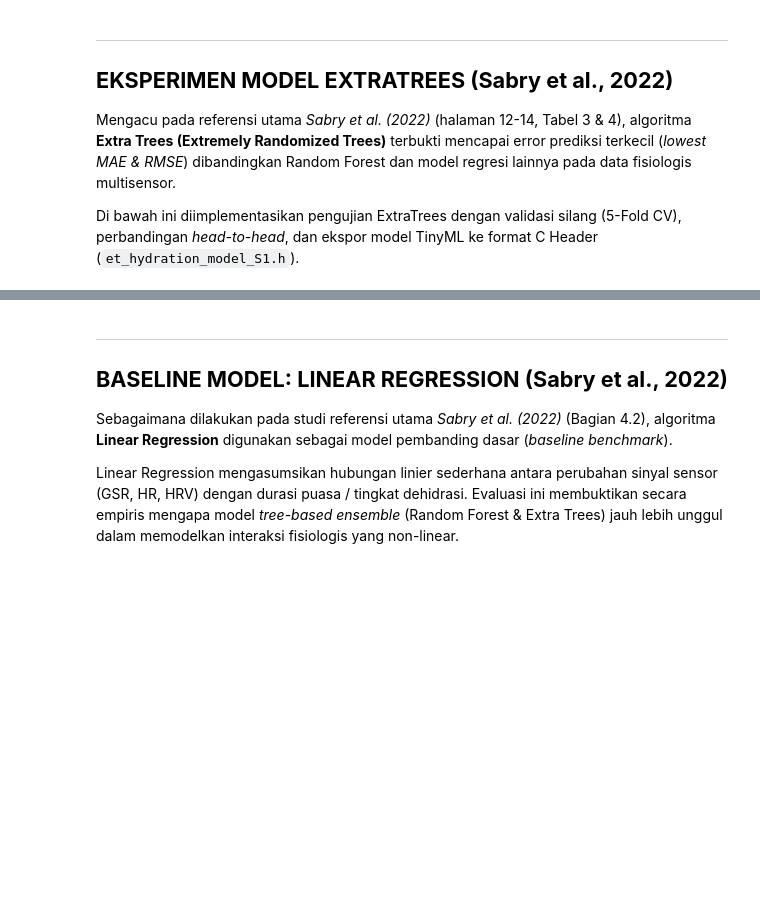
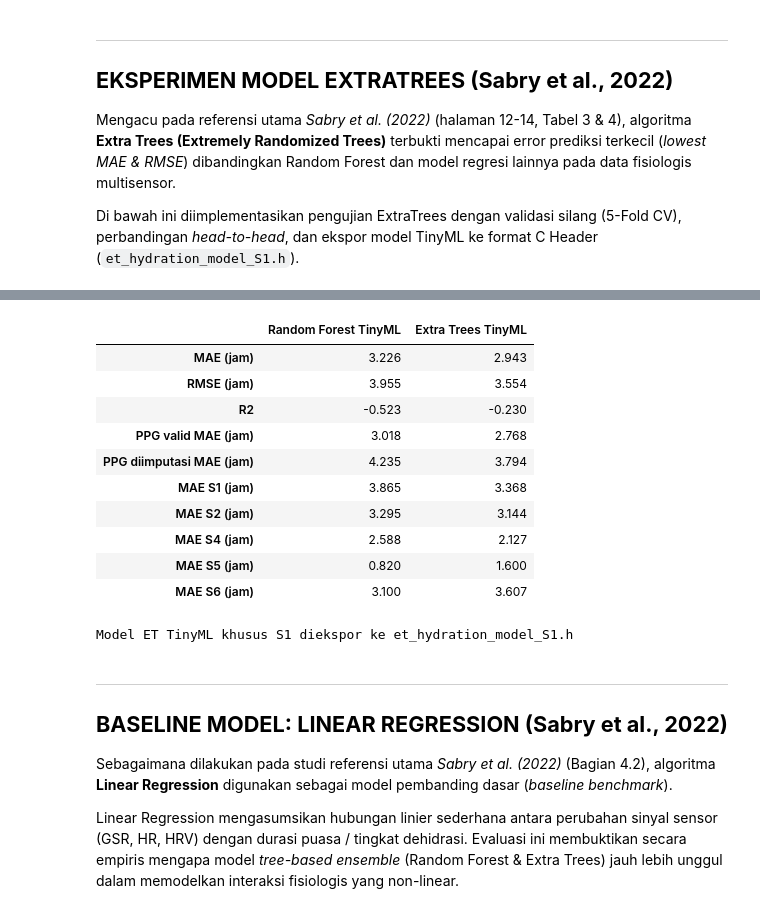
Before and after one commit to kharismapr/SEHAT-Smart-Electronic-based-Hydration-Analysis-and-Tracking, a Jupyter notebook: TRAIN_SEHAT_revisi copy.ipynb, the cells around one changed output, grey strips where cells are left out. Saved outputs shown, nothing was run; the diff lists cells and outputs as text; code cells hidden in the pictures; blank space fills up the shorter version.

```diff
--- a/TRAIN_SEHAT_revisi.ipynb
+++ b/TRAIN_SEHAT_revisi copy.ipynb
@@ -1248,0 +1201,16 @@ PPG Valid        2.801434
+# %%
+import pandas as pd
+import numpy as np
+from sklearn.ensemble import RandomForestRegressor
+
+# Blok RF selalu memuat ulang CSV dan membangun seluruh variabel evaluasi.
+df = pd.read_csv('dataset_final_features_reprocessed.csv')
+df_clean, X, y, groups, episode_id = prepare_regression_cv_data(df)
+gkf, folds, cv_seed = select_covered_episode_folds(X, y, groups, df_clean['subject_id'])
+rf_model = RandomForestRegressor(
+    n_estimators=35, max_depth=8, min_samples_leaf=4, random_state=42, n_jobs=-1
+)
+print(f'RF TinyML: {len(df_clean)} window, {groups.nunique()} episode, seed split {cv_seed}')
+oof_predictions, oof_by_file = evaluate_episode_cv(rf_model, df_clean, X, y, folds)
+print(f'\nRF TinyML: {len(oof_by_file)} rekaman OOF')
+display(oof_metrics(oof_by_file).to_frame('Random Forest TinyML'))
@@ -1716,3 +1339,45 @@ print(f"✅ Model ExtraTrees TinyML khusus {target_user} berhasil dibuat: {nama_
+# %%
+# Seluruh angka dihitung ulang dari prediksi OOF level rekaman.
+comparison_df = pd.DataFrame({
+    'Random Forest TinyML': oof_comparison_column(oof_by_file),
+    'Extra Trees TinyML': oof_comparison_column(oof_by_file_et),
+}).round(3)
+display(comparison_df)
+# %% [output]
+|  | Random Forest TinyML | Extra Trees TinyML |
+| MAE (jam) | 3.226 | 2.943 |
+| RMSE (jam) | 3.955 | 3.554 |
+| R2 | -0.523 | -0.230 |
+| PPG valid MAE (jam) | 3.018 | 2.768 |
+| PPG diimputasi MAE (jam) | 4.235 | 3.794 |
+| MAE S1 (jam) | 3.865 | 3.368 |
+| MAE S2 (jam) | 3.295 | 3.144 |
+| MAE S4 (jam) | 2.588 | 2.127 |
+| MAE S5 (jam) | 0.820 | 1.600 |
+| MAE S6 (jam) | 3.100 | 3.607 |
+# %%
+import emlearn
+from sklearn.ensemble import ExtraTreesRegressor
+
+# Muat ulang data agar ekspor ET tidak bergantung pada blok evaluasi RF/ET.
+df = pd.read_csv('dataset_final_features_reprocessed.csv')
+df_clean, X, y, groups, episode_id = prepare_regression_cv_data(df)
+target_user = 'S1'
+user_mask = df_clean['subject_id'].eq(target_user)
+X_user = X.loc[user_mask].copy()
+y_user = y.loc[user_mask].copy()
+user_subjects = df_clean.loc[user_mask, 'subject_id']
+X_user, _ = personal_zscore_from_train(X_user, X_user, user_subjects, user_subjects)
+et_tinyml = ExtraTreesRegressor(
+    n_estimators=35, max_depth=8, min_samples_leaf=4, random_state=42
+)
+et_tinyml.fit(X_user, y_user)
+c_model_et = emlearn.convert(et_tinyml, dtype='float32')
+nama_file_et = f'et_hydration_model_{target_user}.h'
+c_model_et.save(file=nama_file_et, name='hydration_et')
+print(f'Model ET TinyML khusus {target_user} diekspor ke {nama_file_et}')
+# %% [output]
+Model ET TinyML khusus S1 diekspor ke et_hydration_model_S1.h
 # %% [markdown]
 ---
 ## **BASELINE MODEL: LINEAR REGRESSION (Sabry et al., 2022)**
```
Also changed, not shown: parts of 24 cells of this notebook, 8 other files.
